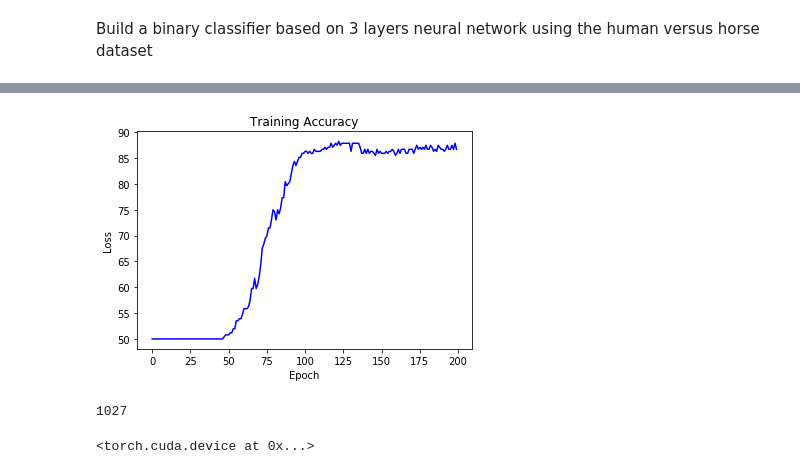
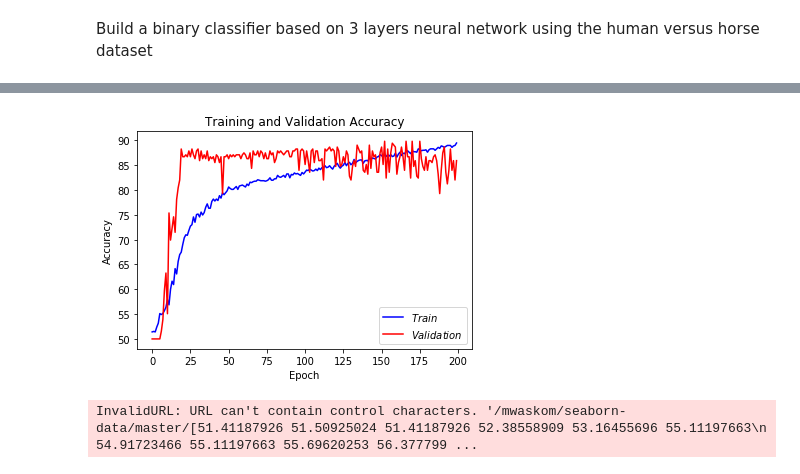
Before and after one commit to kaslock/Machine-Learning-Project, a Jupyter notebook: 7_/7_.ipynb, the cells around one changed output, grey strips where cells are left out. Drawn from its saved outputs; the diff is of its cells as text; code cells hidden in the pictures.

```diff
--- a/7_/7_.ipynb
+++ b/7_/7_.ipynb
@@ -17,7 +17,7 @@ class Linear(nn.Module):
 
         _size_image     = 100*100
         _num1           = 50
-        _num2           = 50
+        _num2           = 20
 
         self.fc1        = nn.Linear(_size_image, _num1, bias=True)
         self.fc2        = nn.Linear(_num1, _num2, bias=True)
@@ -35,9 +35,9 @@ class Linear(nn.Module):
 
         for m in self.modules():
             n1 = m.fc1.in_features
-            m.fc1.weight.data.uniform_(- 1.0 / math.sqrt(n1), 1.0 / math.sqrt(n1))
+            m.fc1.weight.data.uniform_(- 1.0 / math.sqrt(n1/2), 1.0 / math.sqrt(n1/2))
             n2 = m.fc2.in_features
-            m.fc2.weight.data.uniform_(- 1.0 / math.sqrt(n2), 1.0 / math.sqrt(n2))
+            m.fc2.weight.data.uniform_(- 1.0 / math.sqrt(n2/2), 1.0 / math.sqrt(n2/2))
             n3 = m.fc3.in_features
             m.fc3.weight.data.uniform_(- 1.0 / math.sqrt(n3), 1.0 / math.sqrt(n3))
 
@@ -252,18 +294,13 @@ plt.show()
 # %%
 x = range(epoch)
-y = accuracy_test[x]
-plt.plot(x, y, color='b')
-plt.title('Training Accuracy')
+y1 = accuracy_train[x]
+y2 = accuracy_test[x]
+plt.plot(x, y1, color='b', label='$Train$')
+plt.plot(x, y2, color='r', label='$Validation$')
+plt.legend(loc="lower right")
+plt.title('Training and Validation Accuracy')
 plt.xlabel('Epoch')
-plt.ylabel('Loss')
+plt.ylabel('Accuracy')
 plt.show()
 # %% [output]
-[figure, old version]
+[figure, new version]
-# %%
-len(set_train.dataset)
-# %% [output]
-1027
-# %%
-torch.cuda.device("cuda:0")
-# %% [output]
-<torch.cuda.device at 0x...>
@@ -269,0 +309,6 @@ torch.cuda.device("cuda:0")
+# %%
+sns.set(color_codes=True)
+tips = sns.load_dataset(accuracy_train)
+sns.lmplot(x = 'Epoch', y = 'Accuracy', data = tips)
+# %% [output]
+InvalidURL: URL can't contain control characters. '/mwaskom/seaborn-data/master/[51.41187926 51.50925024 51.41187926 52.38558909 53.16455696 55.11197663\n 54.91723466 55.11197663 55.69620253 56.377799 ...
```
Also changed, not shown: parts of 3 cells of this notebook.
